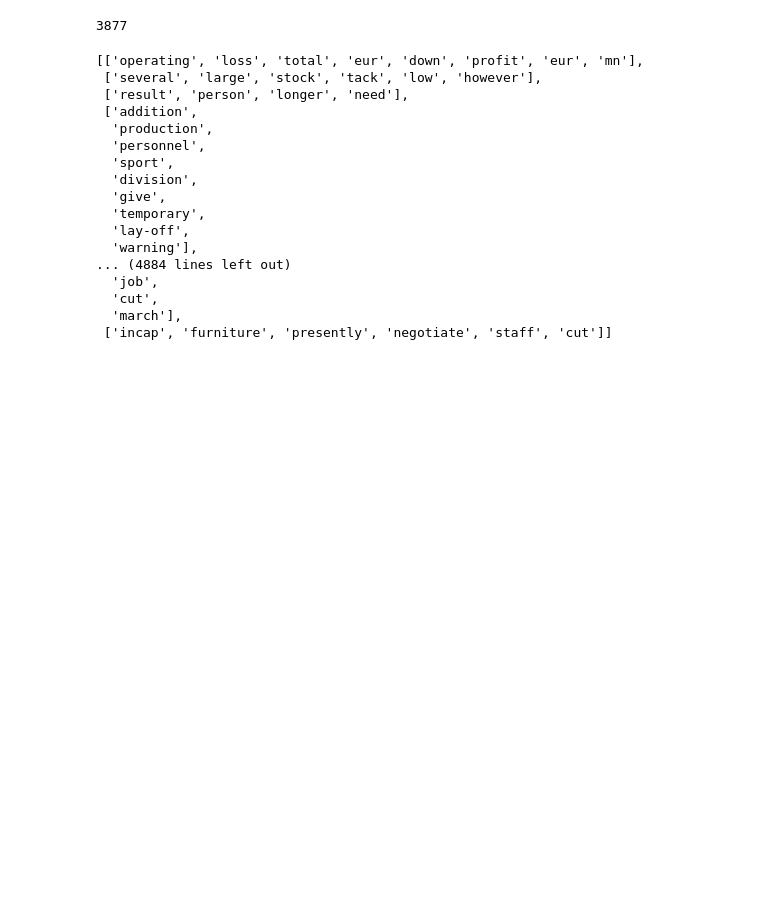
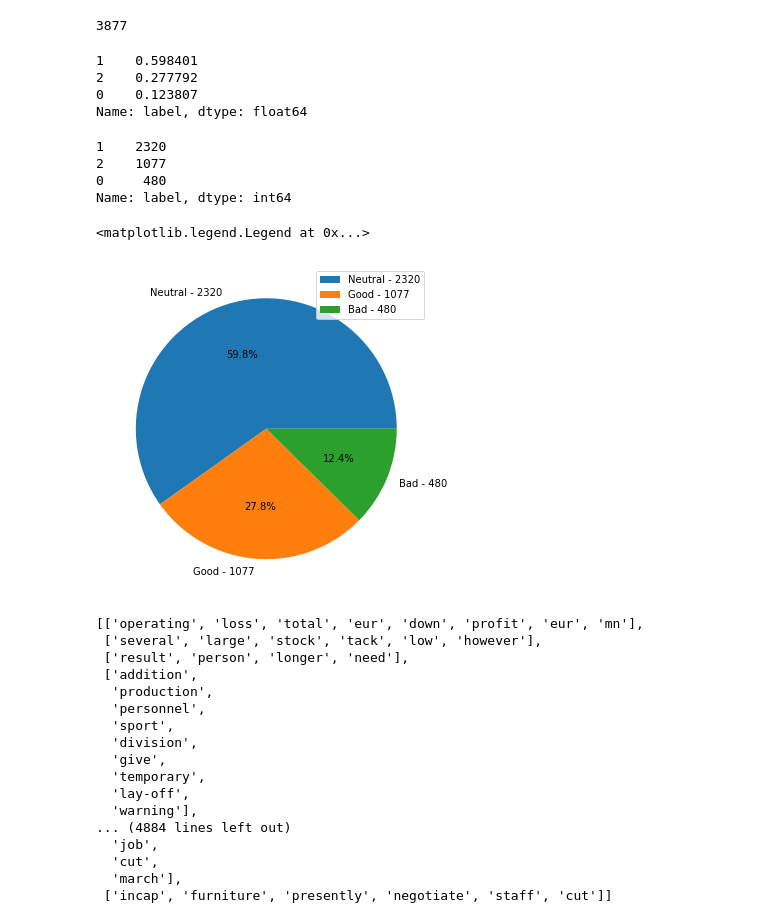
Before and after one commit to sunnywithcurlyhair/DS_Project_5, a Jupyter notebook: Wordcloud.ipynb, the cells around one changed output. Saved outputs shown, nothing was run; the diff lists cells and outputs as text; code cells hidden in the pictures; blank space fills up the shorter version.

```diff
--- a/Wordcloud.ipynb
+++ b/Wordcloud.ipynb
@@ -26,3 +26,27 @@ Final corpus contains 45051 words, with 7265 unique values in the dictionary
 len(train_df)
 # %% [output]
 3877
+# %%
+y_train=train_df['label']
+y_train.value_counts(normalize=True)
+# %% [output]
+1    0.598401
+2    0.277792
+0    0.123807
+Name: label, dtype: float64
+# %%
+y_train.value_counts()
+# %% [output]
+1    2320
+2    1077
+0     480
+Name: label, dtype: int64
+# %%
+def custom_autopct(x):
+    return '{:.1f}% ({:.0f})'.format(x, x/100*y_train.sum())
+f, ax = plt.subplots(figsize=(10,6))
+ax.pie(y_train.value_counts(),autopct='%1.1f%%',labels=['Neutral - 2320','Good - 1077','Bad - 480'])
+ax.legend(prop={"size": 10})
+# %% [output]
+<matplotlib.legend.Legend at 0x...>
+[figure, added]
```
Also changed, not shown: parts of 2 cells of this notebook, 2 other files.
